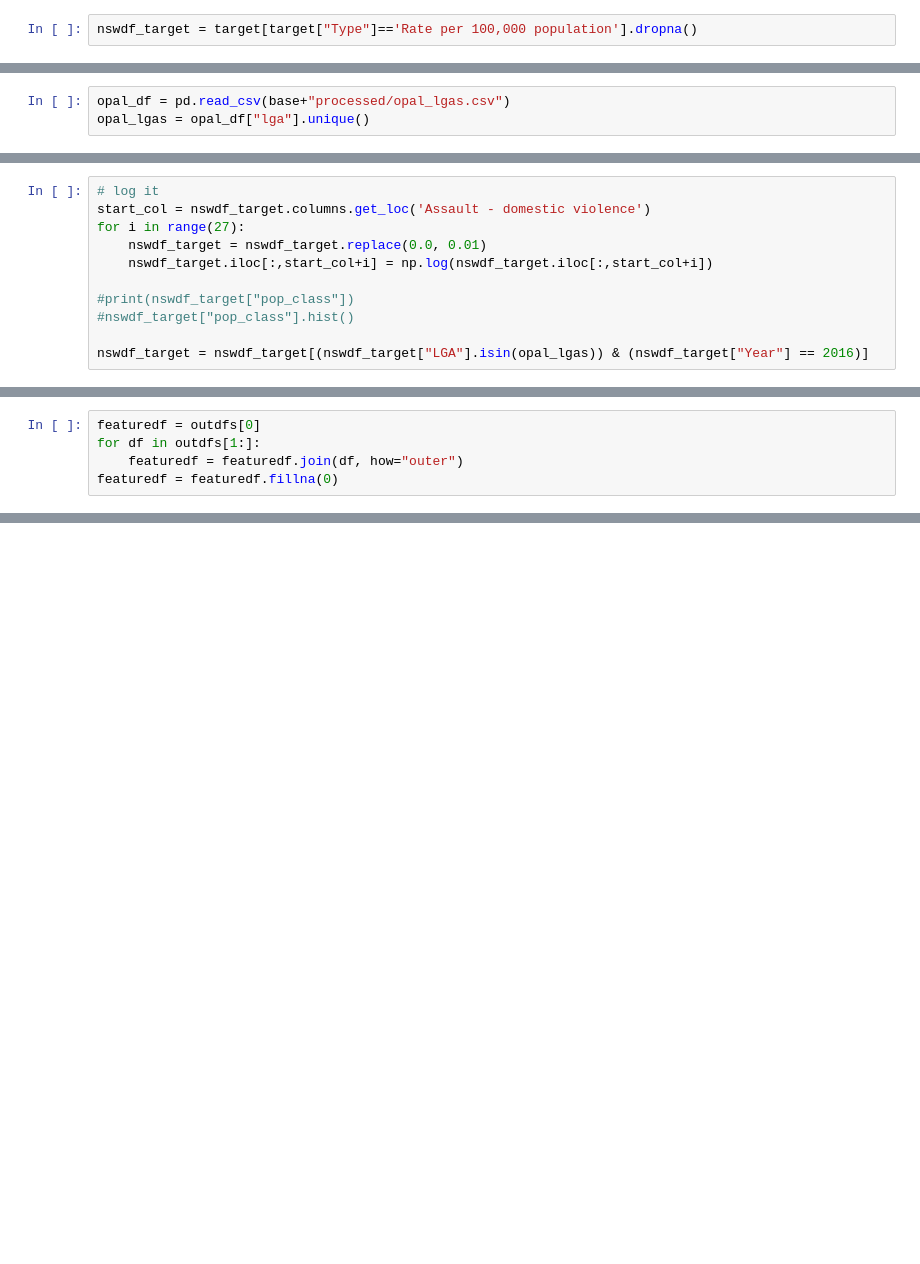
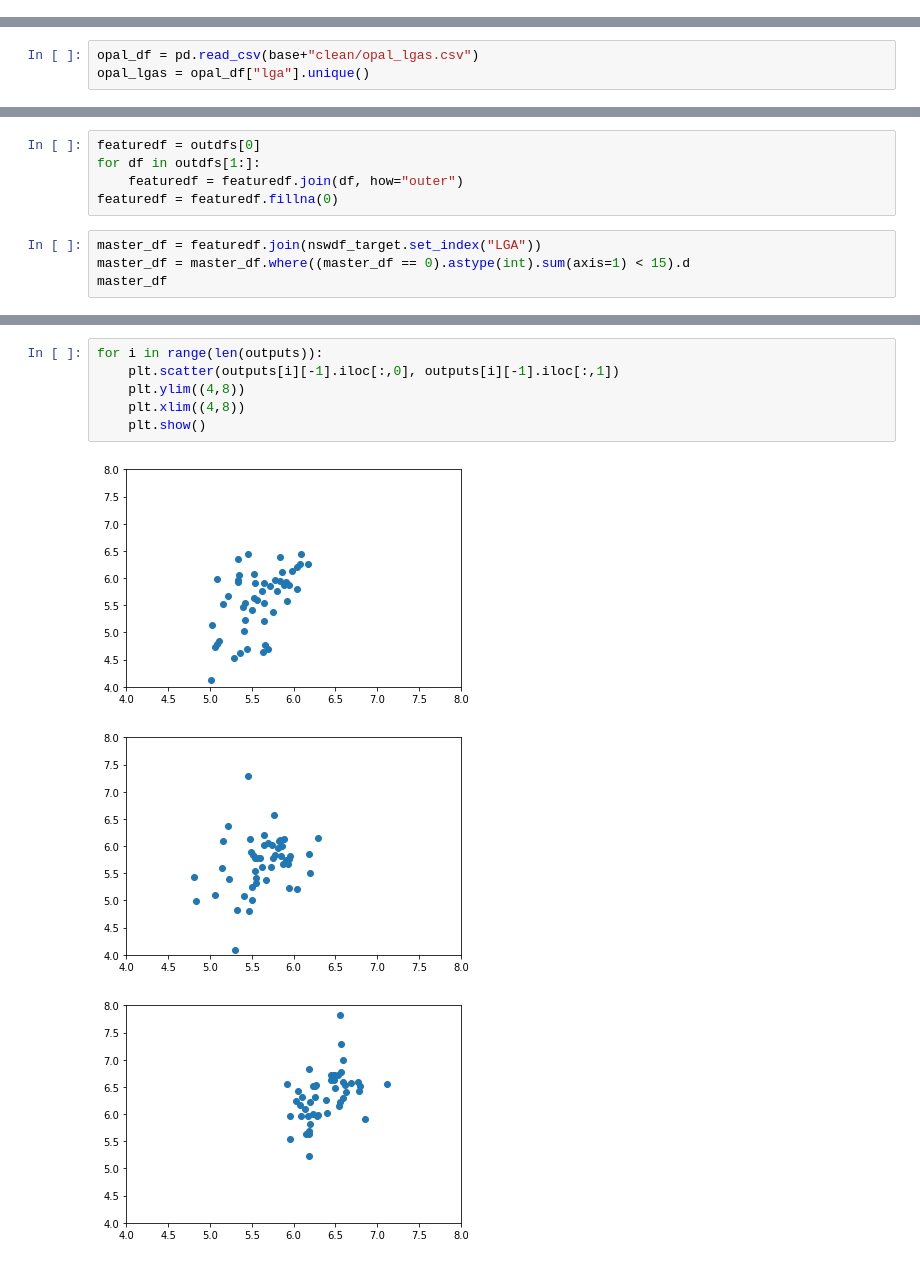
Before and after one commit to desultir/capstone, a Jupyter notebook: notebooks/tdm/regress opal.ipynb, the cells around one changed output, grey strips where cells are left out. Drawn from its saved outputs; the diff is of its cells as text; blank space fills up the shorter version.

```diff
--- a/notebooks/tdm/regress opal.ipynb
+++ b/notebooks/tdm/regress opal.ipynb
@@ -24,2 +11,0 @@ array(['Total', 'Rate per 100,000 population', 'Rank'], dtype=object)
-# %%
-nswdf_target = target[target["Type"]=='Rate per 100,000 population'].dropna()
@@ -26,5 +33,5 @@ nswdf_target = target[target["Type"]=='Rate per 100,000 population'].dropna()
 # %%
-opal_df = pd.read_csv(base+"processed/opal_lgas.csv")
+opal_df = pd.read_csv(base+"clean/opal_lgas.csv")
 opal_lgas = opal_df["lga"].unique()
 # %%
 import datetime
@@ -33,14 +40,3 @@ opal_df["dayofweek"] = opal_df["date"].apply(lambda x: datetime.datetime.strptim
 set(opal_lgas).difference(set(nswdf_target["LGA"].unique()))
 # %% [output]
 set()
-# %%
-# log it
-start_col = nswdf_target.columns.get_loc('Assault - domestic violence')
-for i in range(27):
-    nswdf_target = nswdf_target.replace(0.0, 0.01)
-    nswdf_target.iloc[:,start_col+i] = np.log(nswdf_target.iloc[:,start_col+i])
-
-#print(nswdf_target["pop_class"])
-#nswdf_target["pop_class"].hist()
-
-nswdf_target = nswdf_target[(nswdf_target["LGA"].isin(opal_lgas)) & (nswdf_target["Year"] == 2016)]
@@ -72,3 +53,7 @@ featuredf = outdfs[0]
 for df in outdfs[1:]:
     featuredf = featuredf.join(df, how="outer")
 featuredf = featuredf.fillna(0)
+# %%
+master_df = featuredf.join(nswdf_target.set_index("LGA"))
+master_df = master_df.where((master_df == 0).astype(int).sum(axis=1) < 15).d
+master_df
@@ -161,0 +163,10 @@ featuredf.iloc[0,np.argsort(output[3][-2].feature_importances_)]
+# %%
+for i in range(len(outputs)):
+    plt.scatter(outputs[i][-1].iloc[:,0], outputs[i][-1].iloc[:,1])
+    plt.ylim((4,8))
+    plt.xlim((4,8))
+    plt.show()
+# %% [output]
+[figure, added]
+[figure, added]
+[figure, added]
```
Also changed, not shown: parts of 10 cells of this notebook, 4 other files.
